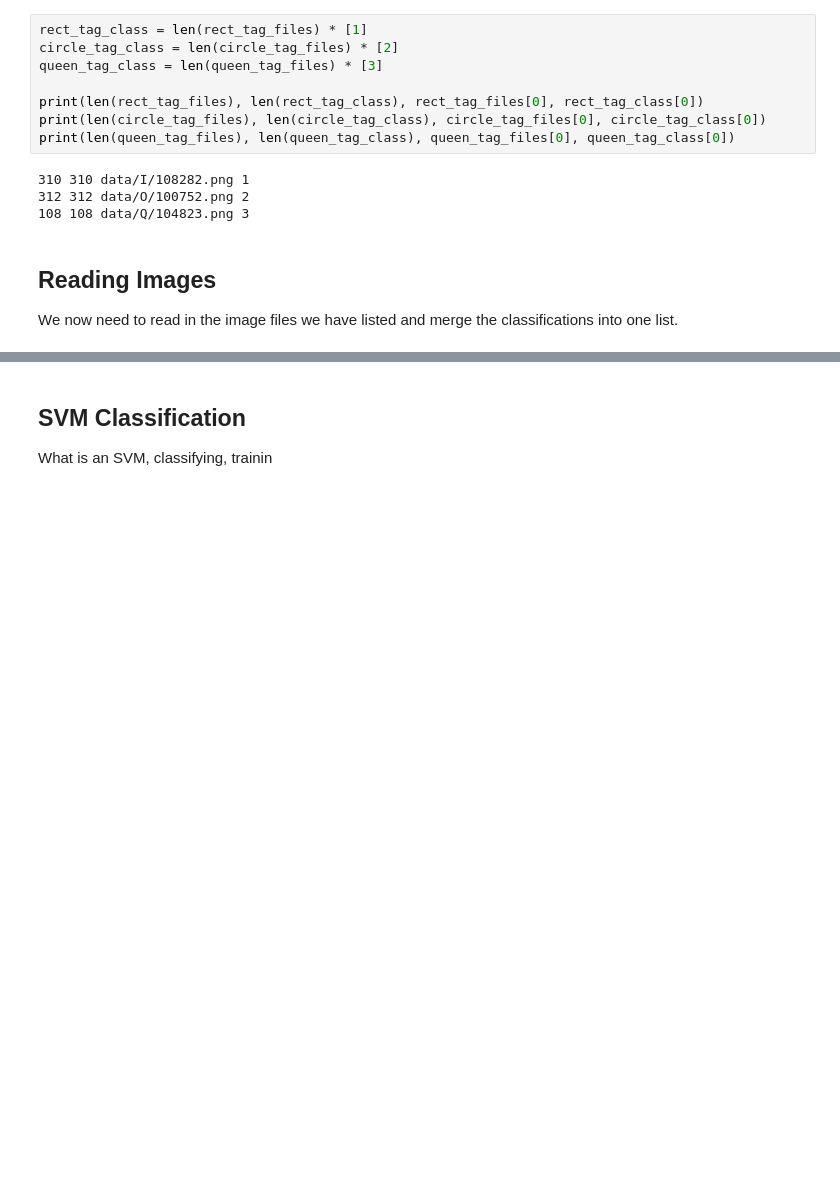
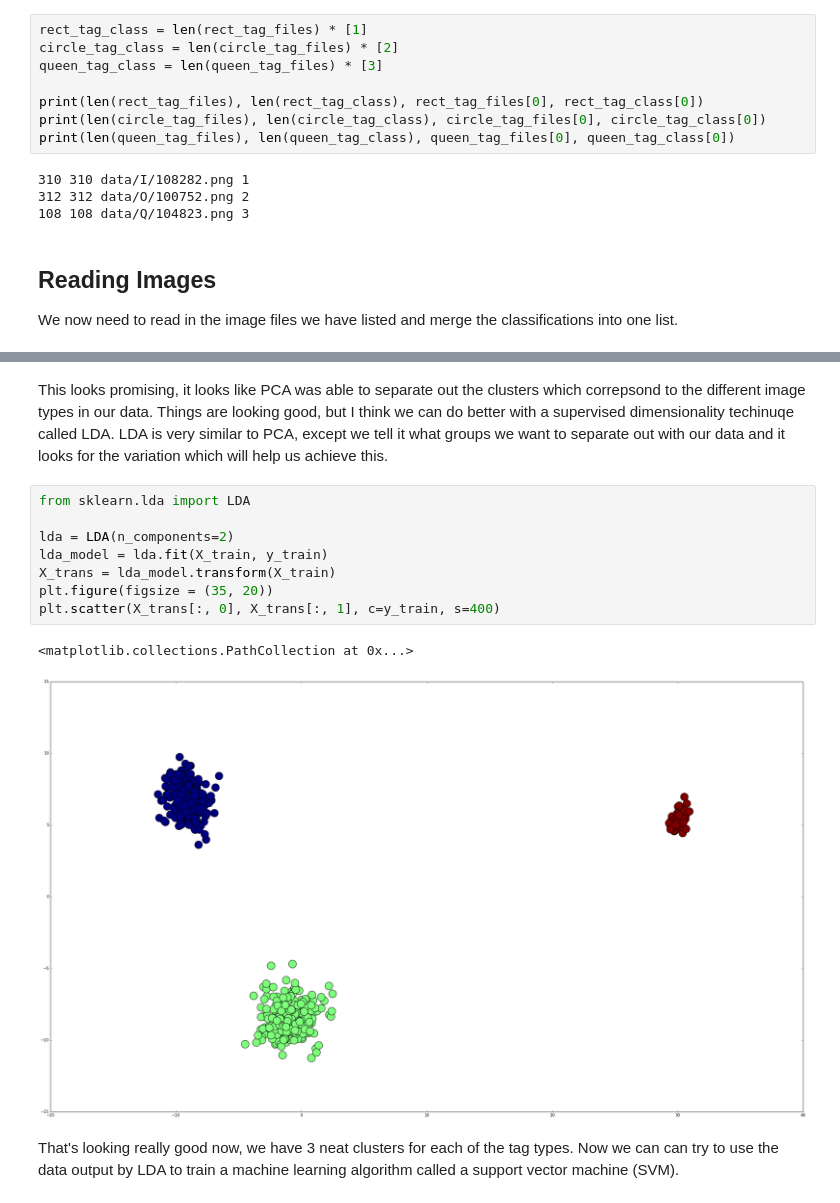
Before and after one commit to alistairwalsh/MLD, a Jupyter notebook: training_testing.ipynb, the cells around one changed output, grey strips where cells are left out. Saved outputs shown, nothing was run; the diff lists cells and outputs as text; blank space fills up the shorter version.

```diff
--- a/training_testing.ipynb
+++ b/training_testing.ipynb
@@ -168,4 +168,15 @@ plt.scatter(X_lda[:, 0], X_lda[:, 1], c=y_train, s=200)
-# %% [markdown]
-## SVM Classification
-
-What is an SVM, classifying, trainin
+# %% [markdown]
+This looks promising, it looks like PCA was able to separate out the clusters which correpsond to the different image types in our data. Things are looking good, but I think we can do better with a supervised dimensionality techinuqe called LDA. LDA is very similar to PCA, except we tell it what groups we want to separate out with our data and it looks for the variation which will help us achieve this.
+# %%
+from sklearn.lda import LDA
+
+lda = LDA(n_components=2)
+lda_model = lda.fit(X_train, y_train)
+X_trans = lda_model.transform(X_train)
+plt.figure(figsize = (35, 20))
+plt.scatter(X_trans[:, 0], X_trans[:, 1], c=y_train, s=400)
+# %% [output]
+<matplotlib.collections.PathCollection at 0x...>
+[figure, added]
+# %% [markdown]
+That's looking really good now, we have 3 neat clusters for each of the tag types. Now we can can try to use the data output by LDA to train a machine learning algorithm called a support vector machine (SVM).
```
Also changed, not shown: parts of 22 cells of this notebook, 4 other files.
